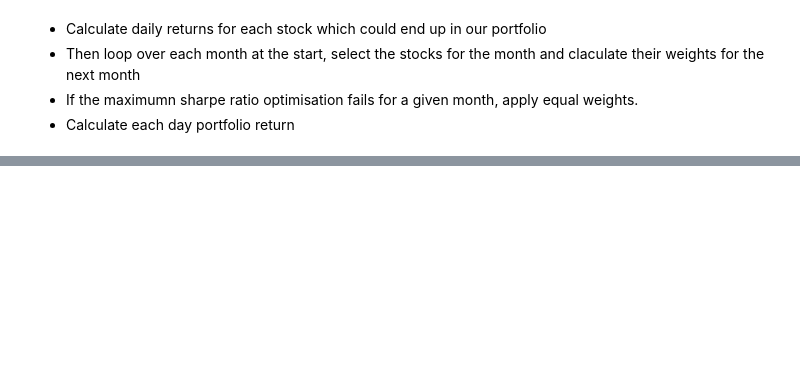
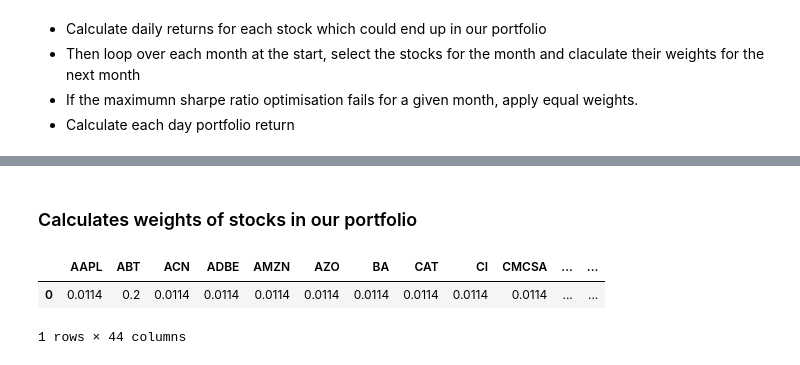
Before and after one commit to codyrosenzweig1/Quant_Trading_Basics_ML, a Jupyter notebook: Algorithmic_Trading_ML_Stratergies.ipynb, the cells around one changed output, grey strips where cells are left out. Saved outputs shown, nothing was run; the diff lists cells and outputs as text; code cells hidden in the pictures; blank space fills up the shorter version.

Commit message:
Added weighting computation

```diff
--- a/Algorithmic_Trading_ML_Stratergies.ipynb
+++ b/Algorithmic_Trading_ML_Stratergies.ipynb
@@ -456,9 +456,9 @@ def optimise_weights(prices, lower_bound=0):
 
     cov = risk_models.sample_cov(prices=prices,
                                 frequency=252)
-    ef - EfficientFrontier(expected_returns=returns,
+    ef = EfficientFrontier(expected_returns=returns,
                           cov_matrix=cov,
-                          weight_bounds=(lower_bound,.1),
+                          weight_bounds=(lower_bound,.2),
                           solver='SCS')
 
     weights = ef.max_sharpe()
@@ -523,0 +516,13 @@ for start_date in fixed_dates.keys():
+# %% [markdown]
+### Calculates weights of stocks in our portfolio
+# %%
+"""
+weights = optimise_weights(prices=optimisation_df,
+                           lower_bound=round(1/(len(optimisation_df.columns)*2), 4))
+
+weights = pd.DataFrame(weights, index=pd.Series(0))
+"""
+# %% [output]
+|  | AAPL | ABT | ACN | ADBE | AMZN | AZO | BA | CAT | CI | CMCSA | ... | ... |
+| 0 | 0.0114 | 0.2 | 0.0114 | 0.0114 | 0.0114 | 0.0114 | 0.0114 | 0.0114 | 0.0114 | 0.0114 | ... | ... |
+1 rows × 44 columns
```
Also changed, not shown: parts of 3 cells of this notebook.
